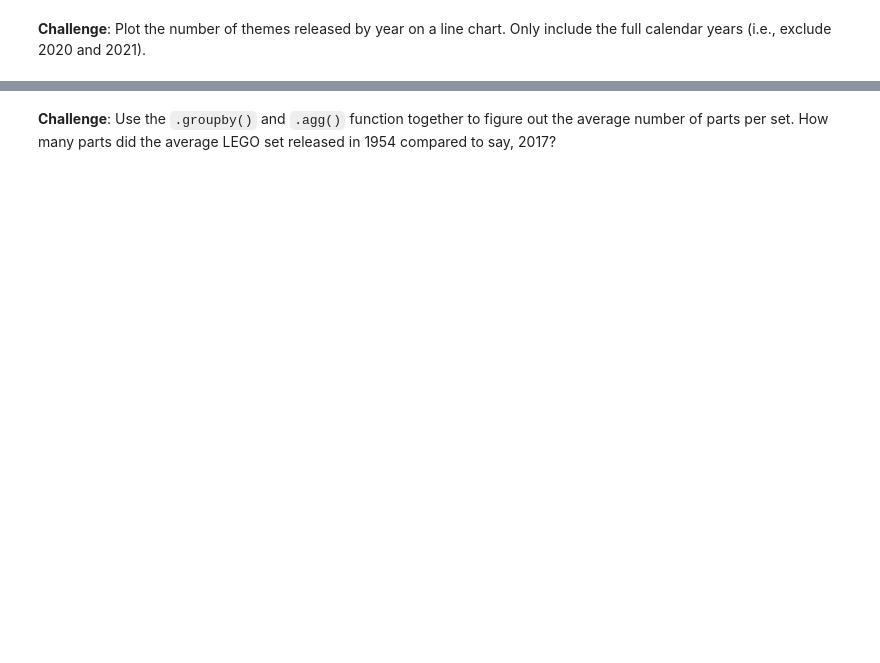
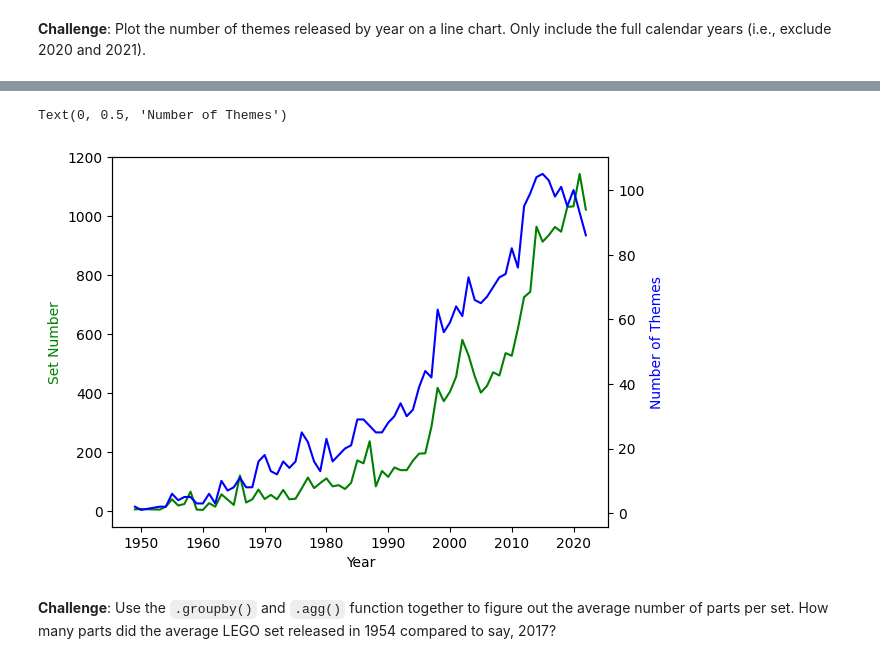
Before and after one commit to grevinetto/Notebooks, a Jupyter notebook: LegoPieces/Lego_Analysis_for_Course_(start).ipynb, the cells around one changed output, grey strips where cells are left out. Cells and saved outputs as stored; diff of their text form; code cells hidden in the pictures; blank space fills up the shorter version.

```diff
--- a/LegoPieces/Lego_Analysis_for_Course_(start).ipynb
+++ b/LegoPieces/Lego_Analysis_for_Course_(start).ipynb
@@ -113,2 +170,15 @@ Let's work out the number of different themes shipped by year. This means we hav
+# %%
+ax1 = plt.gca()
+ax2 = ax1.twinx()
+
+ax1.plot(sets_by_year.iloc[:-2].index, sets_by_year['set_num'].iloc[:-2], color = 'g')
+ax2.plot(themes_by_year.iloc[:-2].index, themes_by_year['nr_themes'].iloc[:-2], color = 'b')
+
+ax1.set_xlabel('Year')
+ax1.set_ylabel('Set Number', color = 'green')
+ax2.set_ylabel('Number of Themes', color = 'blue')
+# %% [output]
+Text(0, 0.5, 'Number of Themes')
+[figure, added]
 # %% [markdown]
 **Challenge**: Use the <code>.groupby()</code> and <code>.agg()</code> function together to figure out the average number of parts per set. How many parts did the average LEGO set released in 1954 compared to say, 2017?
```
Also changed, not shown: parts of 16 cells of this notebook.
